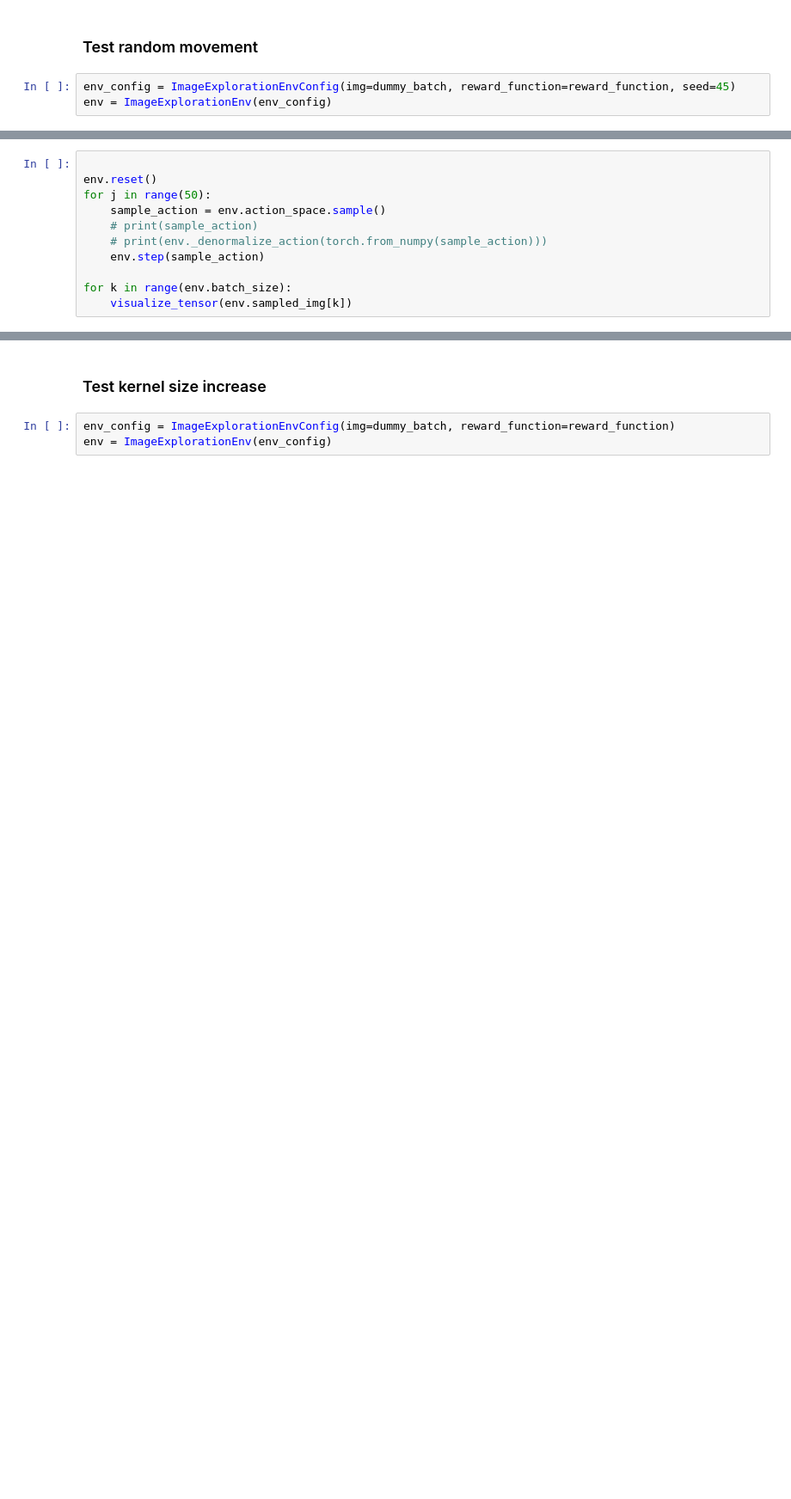
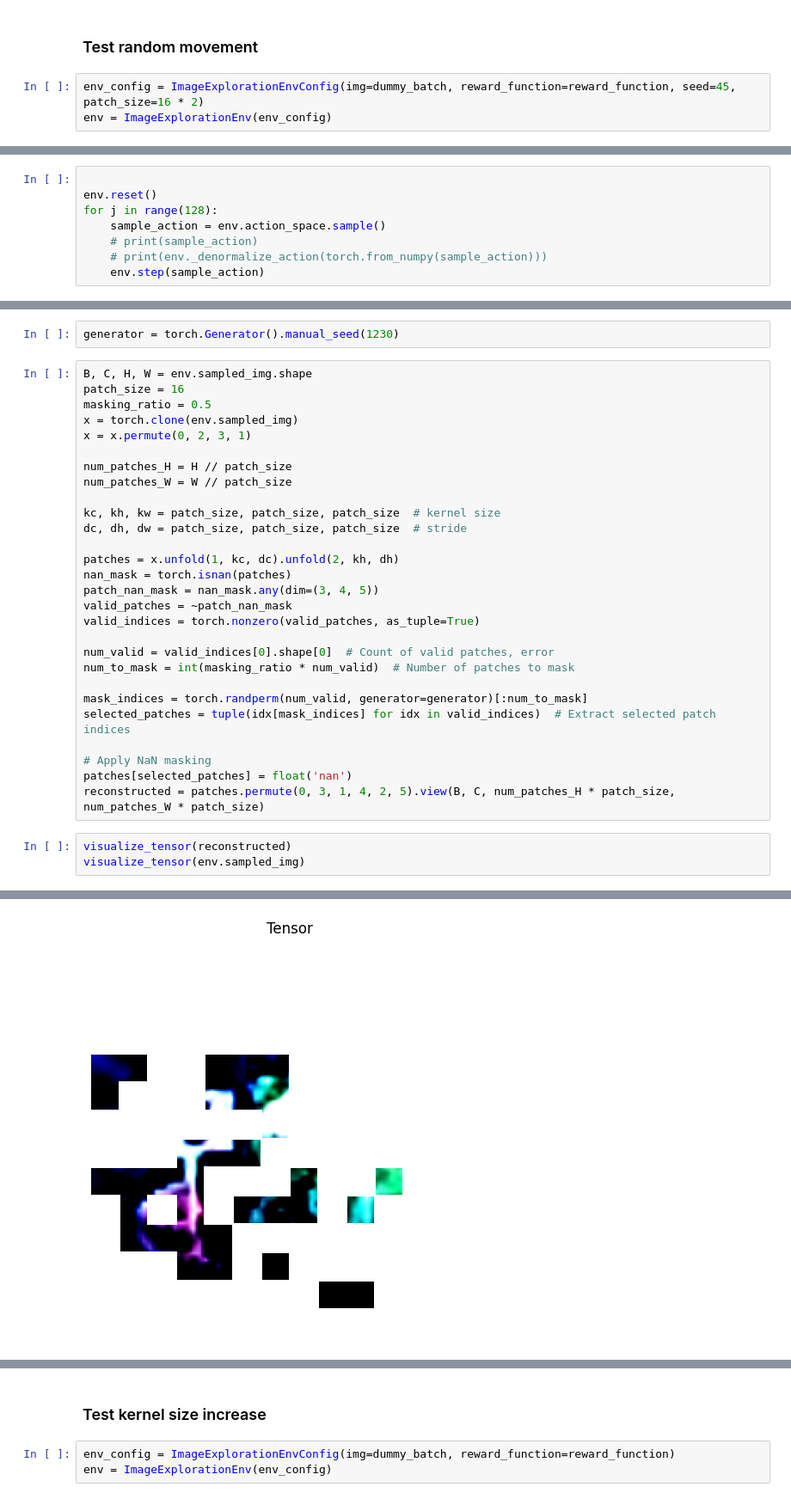
Before and after one commit to tcouso/uav_active_sensing, a Jupyter notebook: notebooks/1.05-image-env.ipynb, the cells around one changed output, grey strips where cells are left out. Shown at 86% size. Drawn from its saved outputs; the diff is of its cells as text; blank space fills up the shorter version.

Commit message:
Feat: New reward func with random masking over sampled region

```diff
--- a/notebooks/1.05-image-env.ipynb
+++ b/notebooks/1.05-image-env.ipynb
@@ -37,7 +106,7 @@ dummy_batch = next(iter(tiny_imagenet_train_loader))  # Take one image as a dumm
 # %% [markdown]
 ### Test random movement
 # %%
-env_config = ImageExplorationEnvConfig(img=dummy_batch, reward_function=reward_function, seed=45)
+env_config = ImageExplorationEnvConfig(img=dummy_batch, reward_function=reward_function, seed=45, patch_size=16 * 2)
 env = ImageExplorationEnv(env_config)
 # %%
 env_checker.check_env(env)
@@ -78,11 +133,8 @@ print(mean_h, mean_w)
 # %%
 
 env.reset()
-for j in range(50):
+for j in range(128):
     sample_action = env.action_space.sample()
     # print(sample_action)
     # print(env._denormalize_action(torch.from_numpy(sample_action)))
     env.step(sample_action)
-
-for k in range(env.batch_size):
-    visualize_tensor(env.sampled_img[k])
@@ -91,0 +143,34 @@ Clipping input data to the valid range for imshow with RGB data ([0..1] for floa
+# %%
+generator = torch.Generator().manual_seed(1230)
+# %%
+B, C, H, W = env.sampled_img.shape
+patch_size = 16
+masking_ratio = 0.5
+x = torch.clone(env.sampled_img)
+x = x.permute(0, 2, 3, 1)
+
+num_patches_H = H // patch_size
+num_patches_W = W // patch_size
+
+kc, kh, kw = patch_size, patch_size, patch_size  # kernel size
+dc, dh, dw = patch_size, patch_size, patch_size  # stride
+
+patches = x.unfold(1, kc, dc).unfold(2, kh, dh)
+nan_mask = torch.isnan(patches)
+patch_nan_mask = nan_mask.any(dim=(3, 4, 5))
+valid_patches = ~patch_nan_mask
+valid_indices = torch.nonzero(valid_patches, as_tuple=True)
+
+num_valid = valid_indices[0].shape[0]  # Count of valid patches, error
+num_to_mask = int(masking_ratio * num_valid)  # Number of patches to mask
+
+mask_indices = torch.randperm(num_valid, generator=generator)[:num_to_mask]
+selected_patches = tuple(idx[mask_indices] for idx in valid_indices)  # Extract selected patch indices
+
+# Apply NaN masking
+patches[selected_patches] = float('nan')
+reconstructed = patches.permute(0, 3, 1, 4, 2, 5).view(B, C, num_patches_H * patch_size, num_patches_W * patch_size)
+# %%
+visualize_tensor(reconstructed)
+visualize_tensor(env.sampled_img)
+# %% [output]
@@ -91,0 +178 @@ Clipping input data to the valid range for imshow with RGB data ([0..1] for floa
+[figure, added]
```
Also changed, not shown: parts of 13 cells of this notebook, 2 other files.
